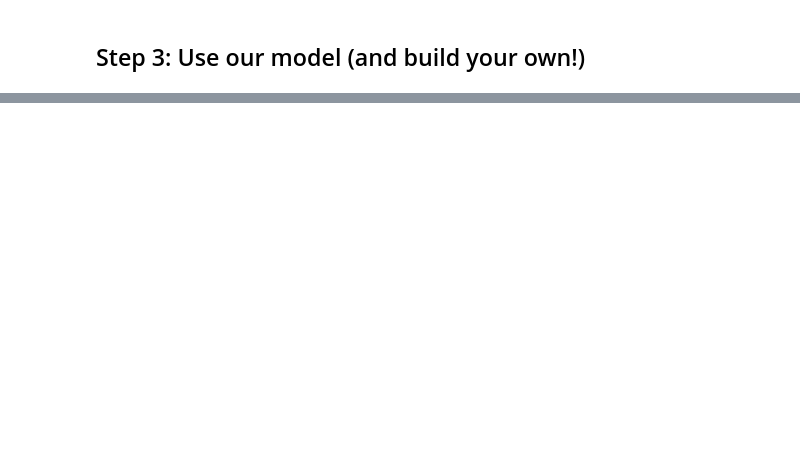
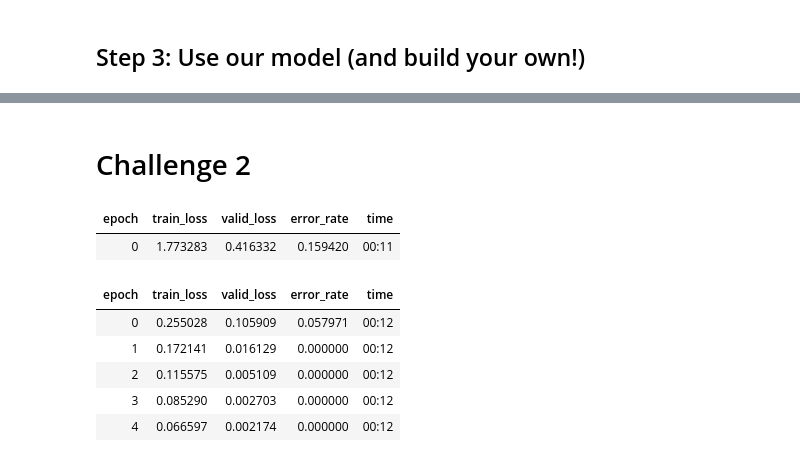
Before and after one commit to tsingh15syr/course22, a Jupyter notebook: notebooks/clean/00-is-it-a-bird-creating-a-model-from-your-own-data.ipynb, the cells around one changed output, grey strips where cells are left out. Cells and saved outputs as stored; diff of their text form; code cells hidden in the pictures; blank space fills up the shorter version.

```diff
--- a/notebooks/clean/00-is-it-a-bird-creating-a-model-from-your-own-data.ipynb
+++ b/notebooks/clean/00-is-it-a-bird-creating-a-model-from-your-own-data.ipynb
@@ -79,0 +126,14 @@ print(f"Probability it's a bird: {probs[0]:.4f}\nProbability it's a forest image
+# %% [markdown]
+# Challenge 2
+# %%
+learn_five = vision_learner(dls, resnet18, metrics=error_rate)
+learn_five.fine_tune(5)
+# %% [output]
+| epoch | train_loss | valid_loss | error_rate | time |
+| 0 | 1.773283 | 0.416332 | 0.159420 | 00:11 |
+| epoch | train_loss | valid_loss | error_rate | time |
+| 0 | 0.255028 | 0.105909 | 0.057971 | 00:12 |
+| 1 | 0.172141 | 0.016129 | 0.000000 | 00:12 |
+| 2 | 0.115575 | 0.005109 | 0.000000 | 00:12 |
+| 3 | 0.085290 | 0.002703 | 0.000000 | 00:12 |
+| 4 | 0.066597 | 0.002174 | 0.000000 | 00:12 |
```
Also changed, not shown: parts of 15 cells of this notebook, 2 other files.
